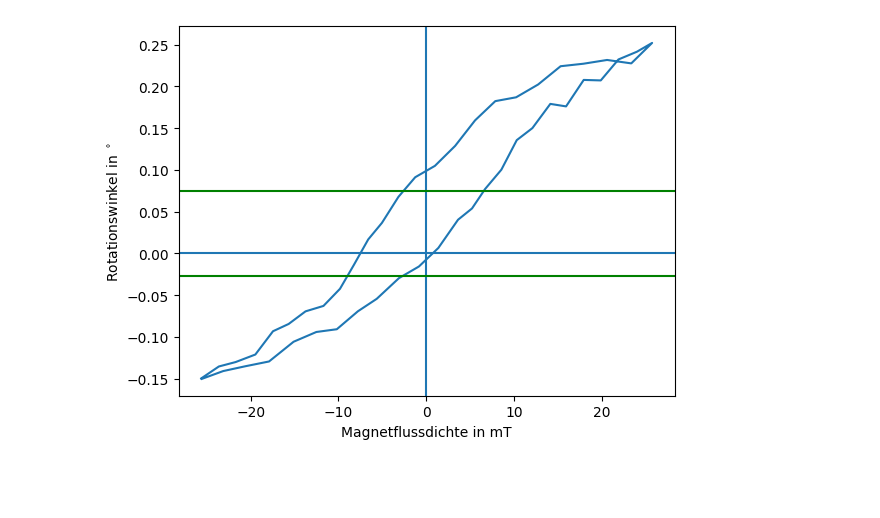
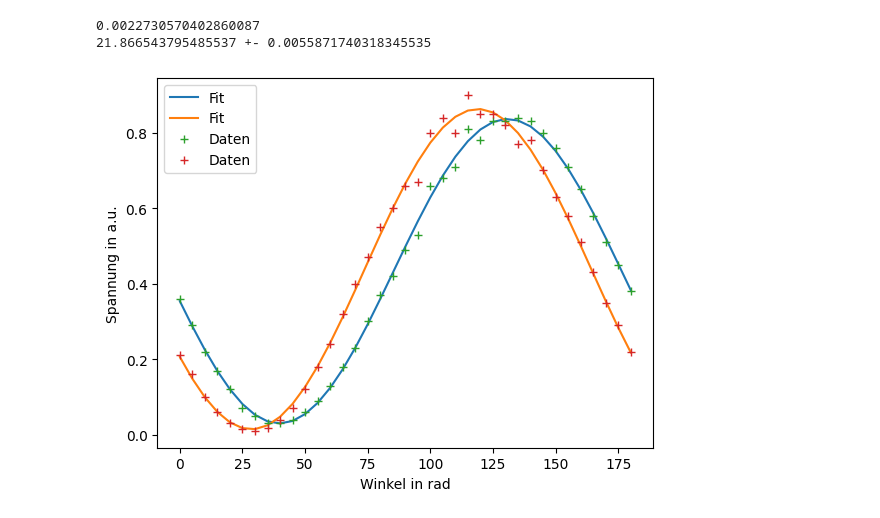
Before and after one commit to cedrickrm/F-Prak, a Jupyter notebook: MOKE/moke.ipynb, the cells around one changed output. Drawn from its saved outputs; the diff is of its cells as text; code cells hidden in the pictures; blank space fills up the shorter version.

```diff
--- a/MOKE/moke.ipynb
+++ b/MOKE/moke.ipynb
@@ -14,37 +14,42 @@ def phase():
     winkel = np.deg2rad(np.arange(0,185,5))
     intensity = [0.36,0.29,0.22,0.17,0.12,0.07,0.05,0.03,0.03,0.04,0.06,0.09,0.13,0.18,0.23,0.3,0.37,0.42,0.49,0.53,0.66,0.68,0.71,0.81,0.78,0.83,0.83,0.84,0.83,0.8,0.76,0.71,0.65,0.58,0.51,0.45,0.38]
     intensity_neu = [0.21,0.16,0.1,0.06,0.03,0.014,0.01,0.017,0.04,0.07,0.12,0.18,0.24,0.32,0.4,0.47,0.55,0.6,0.66,0.67,0.8,0.84,0.8,0.9,0.85,0.85,0.82,0.77,0.78,0.7,0.63,0.58,0.51,0.43,0.35,0.29,0.22]
 
     fit1, err1 = curve_fit(sin,winkel,intensity)
     fit2, err2 = curve_fit(sin,winkel,intensity_neu)
     print(np.sqrt(err1[3][3]))
     print(str(np.rad2deg(fit2[1]-fit1[1]))+' +- '+str(np.sqrt(err1[3][3])+np.sqrt(err2[3][3])))
-    plt.plot(winkel,sin(winkel,fit1[0],fit1[1],fit1[2],fit1[3]),label = 'Fit')
-    plt.plot(winkel,sin(winkel,fit2[0],fit2[1],fit2[2],fit2[3]),label='Fit')
-    plt.plot(winkel,intensity,'+',label='Daten')
-    plt.plot(winkel,intensity_neu,'+',label='Daten')
+    plt.plot(np.rad2deg(winkel),sin(winkel,fit1[0],fit1[1],fit1[2],fit1[3]),label = 'Fit')
+    plt.plot(np.rad2deg(winkel),sin(winkel,fit2[0],fit2[1],fit2[2],fit2[3]),label='Fit')
+    plt.plot(np.rad2deg(winkel),intensity,'+',label='Daten')
+    plt.plot(np.rad2deg(winkel),intensity_neu,'+',label='Daten')
+    plt.xlabel('Winkel in rad')
+    plt.ylabel('Spannung in a.u.')
     plt.legend()
-
+    plt.savefig('phase.pdf')
 
 def hysterese():
 
     files = open('./230619_MOKE/4.txt')
     data = csv.reader(files,delimiter='\t')
     magn =[]
     angle =[]
     i = 0
     for line in data:
         i+=1
         if i>13:
             magn.append(float(line[0].split()[1]))
             angle.append(float(line[0].split()[2]))
     plt.plot(magn,angle)
     plt.axhline(y=0)
     plt.axvline(x=0)
     plt.axhline(y=0.075,color='green')
     plt.axhline(y=-0.027,color='green')
     plt.xlabel('Magnetflussdichte in mT')
     plt.ylabel(r'Rotationswinkel in $^\circ$')
-hysterese()
+#hysterese()
+phase()
 # %% [output]
+0.0022730570402860087
+21.866543795485537 +- 0.0055871740318345535
-[figure, old version]
+[figure, new version]
```
Also changed, not shown: 1 other file.
